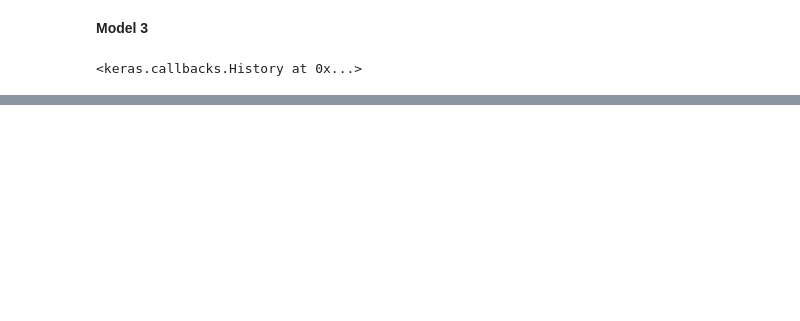
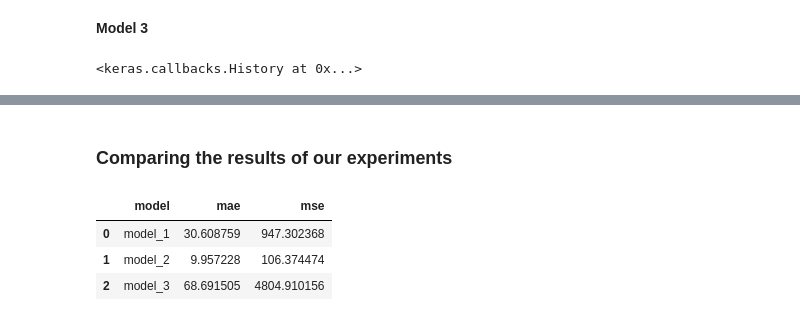
Before and after one commit to Shanu-Mathew/Tensorflow-Notes, a Jupyter notebook: Neural_Network_Regression_(Tensorflow).ipynb, the cells around one changed output, grey strips where cells are left out. Drawn from its saved outputs; the diff is of its cells as text; code cells hidden in the pictures; blank space fills up the shorter version.

```diff
--- a/Neural_Network_Regression_(Tensorflow).ipynb
+++ b/Neural_Network_Regression_(Tensorflow).ipynb
@@ -660,0 +663,17 @@ mae_3,mse_3
+# %% [markdown]
+### Comparing the results of our experiments
+# %%
+# Comparing Model Results
+import pandas as pd
+
+model_results=[["model_1",mae_1.numpy(),mse_1.numpy()],
+                ["model_2",mae_2.numpy(),mse_2.numpy()],
+                ["model_3",mae_3.numpy(),mse_3.numpy()]]
+
+all_results = pd.DataFrame(model_results, columns=["model","mae","mse"])
+all_results
+# %% [output]
+|  | model | mae | mse |
+| 0 | model_1 | 30.608759 | 947.302368 |
+| 1 | model_2 | 9.957228 | 106.374474 |
+| 2 | model_3 | 68.691505 | 4804.910156 |
```
Also changed, not shown: parts of 33 cells of this notebook.
